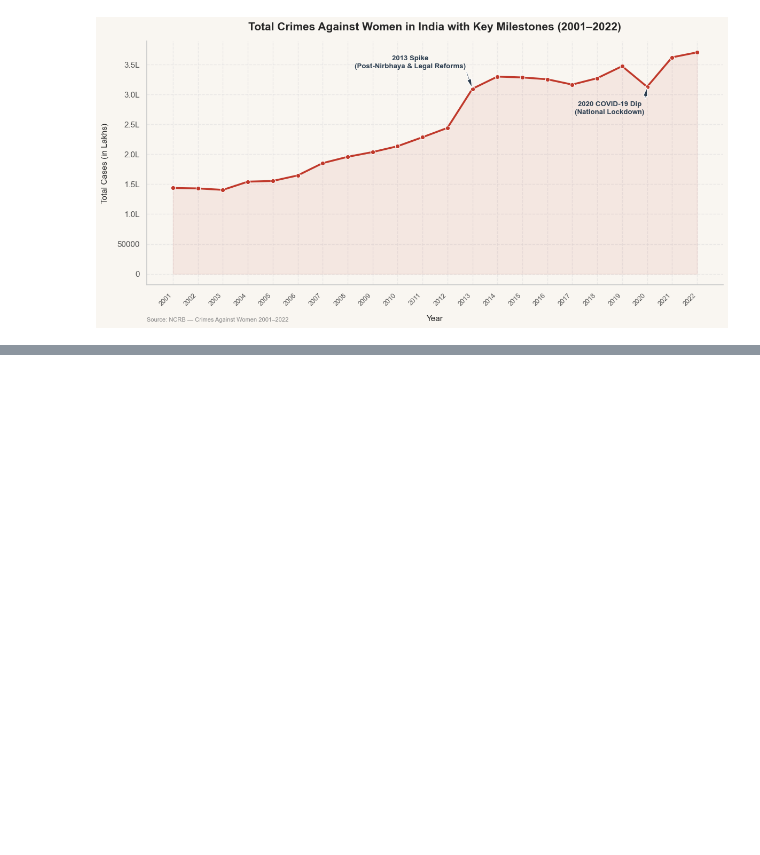
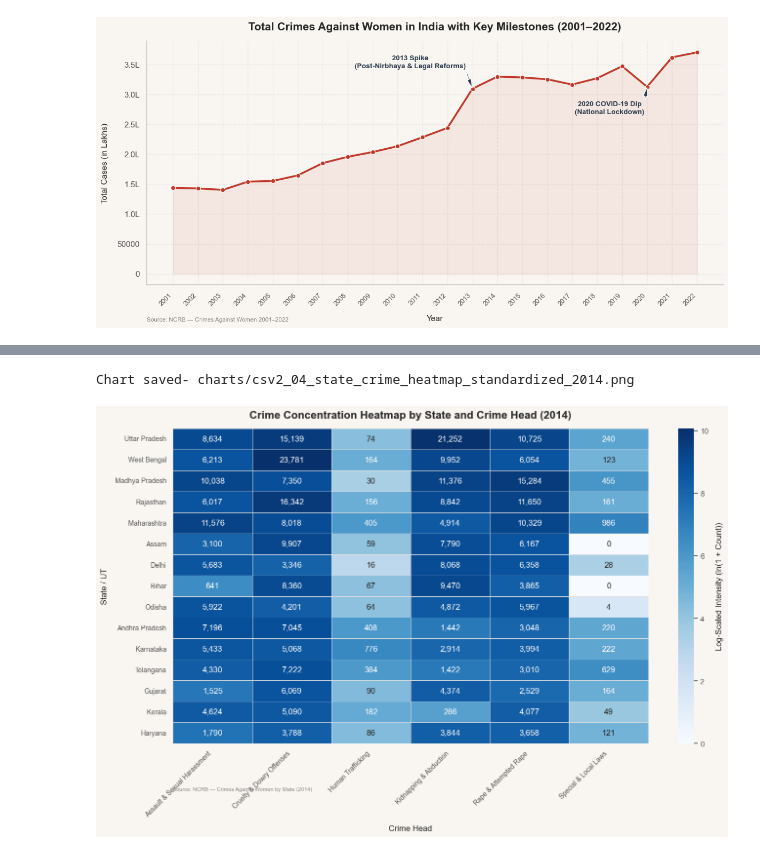
Before and after one commit to bhavya25-ds/The-Committee-Will-Look-Into-It, a Jupyter notebook: 02_Gender_Injustice/03_Analysis.ipynb, the cells around one changed output, grey strips where cells are left out. Saved outputs shown, nothing was run; the diff lists cells and outputs as text; code cells hidden in the pictures; blank space fills up the shorter version.

```diff
--- a/02_Gender_Injustice/03_Analysis.ipynb
+++ b/02_Gender_Injustice/03_Analysis.ipynb
@@ -276,0 +456,51 @@ Chart saved- charts/csv1_05_pct_change_bar_chart.png
+# %%
+csv2_2014 = csv2[csv2["Year"] == 2014]
+
+pivot_df = csv2_2014.pivot_table(
+    index="State_UT", columns="Crime_Head_Standardized", values="Count", aggfunc="sum"
+).fillna(0)
+
+state_totals = pivot_df.sum(axis=1).sort_values(ascending=False)
+top_states = state_totals.head(15).index
+pivot_top = pivot_df.loc[top_states]
+
+# Apply log scaling for the heatmap values (using log1p to safely handle zero values)
+log_pivot = np.log1p(pivot_top)
+
+u.set_style()
+
+fig, ax = plt.subplots(figsize=(14, 9))
+fig.patch.set_facecolor(u.BG_COLOR)
+ax.set_facecolor(u.BG_COLOR)
+
+sns.heatmap(
+    log_pivot,
+    cmap="Blues",
+    annot=pivot_top,
+    fmt=",.0f",
+    linewidths=0.5,
+    linecolor="#e0e0e0",
+    cbar_kws={"label": "Log-Scaled Intensity (ln(1 + Count))"},
+    ax=ax,
+)
+
+ax.set_title(
+    "Crime Concentration Heatmap by State and Crime Head (2014)",
+    fontsize=16,
+    fontweight="bold",
+    pad=15,
+)
+ax.set_xlabel("Crime Head", fontsize=12, labelpad=10)
+ax.set_ylabel("State / UT", fontsize=12, labelpad=10)
+
+plt.xticks(rotation=45, ha="right", fontsize=10)
+plt.yticks(fontsize=10)
+
+u.add_source(ax, "NCRB — Crimes Against Women by State (2014)")
+
+plt.tight_layout()
+u.save_fig(fig, "charts", "csv2_04_state_crime_heatmap_standardized_2014.png")
+plt.show()
+# %% [output]
+Chart saved- charts/csv2_04_state_crime_heatmap_standardized_2014.png
+[figure, added]
```
Also changed, not shown: parts of 11 cells of this notebook, 9 other files.
